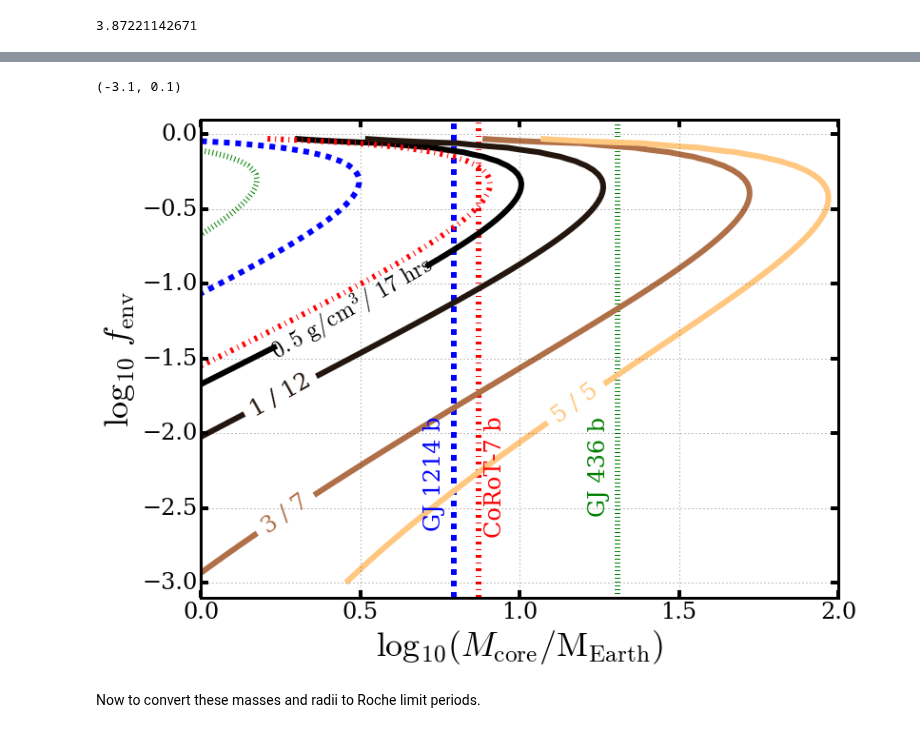
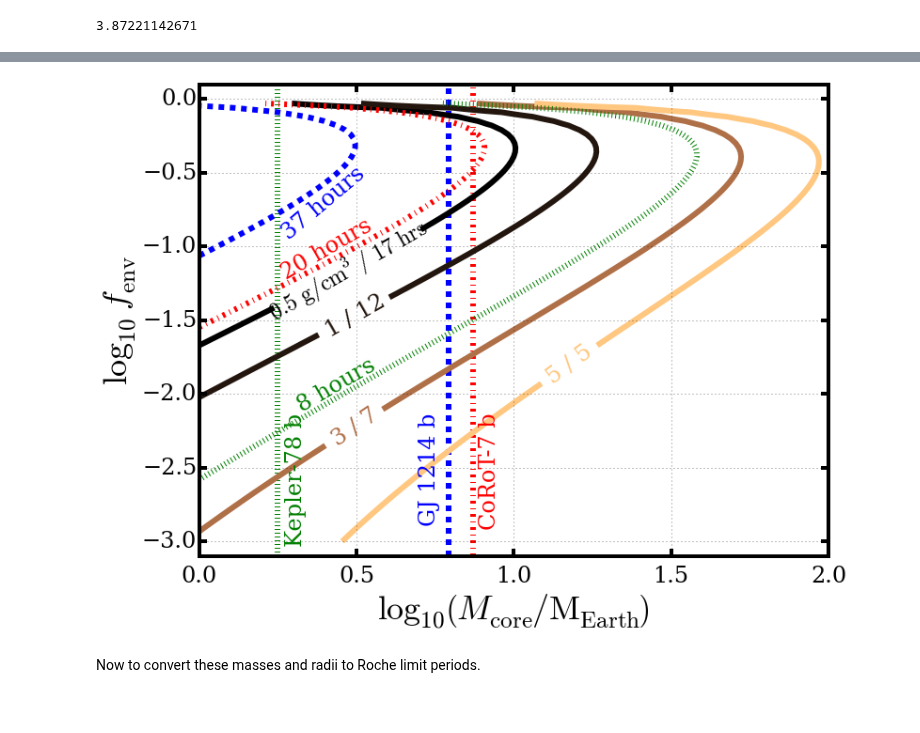
Before and after one commit to decaelus/CeMDA_tidal_evol, a Jupyter notebook: CeDMA_Calculations.ipynb, the cells around one changed output, grey strips where cells are left out. Drawn from its saved outputs; the diff is of its cells as text; code cells hidden in the pictures.

Commit message:
More tweaks to density PRoche plot

```diff
--- a/CeDMA_Calculations.ipynb
+++ b/CeDMA_Calculations.ipynb
@@ -158,6 +162,8 @@ ax.set_ylim([-3.1, 0.1])
 # %%
-Mcores = 10**(np.linspace(0., 2., 100))*cds.Mgeo
-fenvs = 10**(np.linspace(-3., 0., 101))
+num_samples = 100
+
+Mcores = 10**(np.linspace(0., 2., num_samples))*cds.Mgeo
+fenvs = 10**(np.linspace(-3., 0., num_samples + 1))
 #Drop the very last one so I don't get a divide-by-zero error
 fenvs = fenvs[:-1]
 
@@ -183,7 +189,7 @@ ax = fig.add_subplot(111)
 
 lvls = [0.5, 1., 3., 5.]
 density_lvls = Rappaport_Roche_limit(rhop=lvls*u.g/u.cm**3).to('hour').value
-locs = [(0.5, -1.25), (0.25, -1.75), (0.25, -2.5), (1.25, -2)]
+locs = [(0.5, -1.25), (0.5, -1.5), (0.5, -2.25), (1.25, -2)]
 fmt = {lvls[0]: '$%.1f\ {\\rm g/cm^3}/\ %i\ {\\rm hrs}$' % (lvls[0], density_lvls[0])}
 fmt.update({lvls[i]: '%i / %i' % (lvls[i], density_lvls[i]) for i in range(1, len(lvls))})
 CS = ax.contour(np.log10(Mcores), np.log10(fenvs), density, levels=lvls, cmap='copper', linewidths=6)
@@ -196,42 +202,52 @@ P_lvls = [1.58040456*24.]
 #
 #From Lopez & Fortney
 Mcore = 6.46*(1. - 0.0383)
 fenv = 0.0383
 ax.axvline(np.log10(Mcore), zorder=-1, color='blue', lw=6, ls='--')
-ax.text(np.log10(Mcore)*0.88, -2., 'GJ 1214 b', rotation='vertical', color='blue', fontsize=24)
+ax.text(np.log10(Mcore)*0.88, -2.25, 'GJ 1214 b', rotation='vertical', color='blue', fontsize=24)
 CS = ax.contour(np.log10(Mcores), np.log10(fenvs), Ps_Roche, colors='blue', levels=P_lvls, linestyles='--', linewidths=6)
+ax.text(0.25, -0.55, '%i hours' % P_lvls[0], rotation=40, fontsize=24, color='b')
 
 #CoRoT-7 b -- Lopez & Fortney (2013)
 Mcore = 7.42
 P_lvls = [0.853585*24.]
 ax.axvline(np.log10(Mcore), color='red', zorder=-1, linestyle='-.', linewidth=6)
-ax.text(np.log10(Mcore)*1.02, -2, 'CoRoT-7 b', rotation='vertical', color='red', fontsize=24)
+ax.text(np.log10(Mcore)*1.02, -2.25, 'CoRoT-7 b', rotation='vertical', color='red', fontsize=24)
 CS = ax.contour(np.log10(Mcores), np.log10(fenvs), Ps_Roche, colors='red', levels=P_lvls, linestyles='-.', linewidths=6)
+ax.text(0.25, -0.9, '%i hours' % P_lvls[0], rotation=30, fontsize=24, color='r')
 
 #Kepler-446 b -- http://exoplanets.org/detail/Kepler-446_b
 # Mcore = 3.657
 # ax.axvline(np.log10(Mcore), color='red')
 # CS = ax.contour(np.log10(Mcores), np.log10(fenvs), Ps_Roche, colors='blue', linewidths=8, levels=P_lvls)
 # Rp_lvls = [2.678]
 
 #GJ 436 b -- https://en.wikipedia.org/wiki/Gliese_436_b
-Mcore = 23.0*(1. - 0.12)
-# Rp_lvls = [4.327]
-P_lvls = [2.643904*24.]
+# Mcore = 23.0*(1. - 0.12)
+# # Rp_lvls = [4.327]
+# P_lvls = [2.643904*24.]
+# ax.axvline(np.log10(Mcore), color='green', zorder=-1, linestyle=':', linewidth=6)
+# ax.text(np.log10(Mcore)*0.93, -2, 'GJ 436 b', rotation='vertical', color='green', fontsize=24)
+# CS = ax.contour(np.log10(Mcores), np.log10(fenvs), Ps_Roche, colors='green', levels=P_lvls, linestyles=':', linewidths=6)
+# ax.text(0., -0.4, '%i hours' % P_lvls[0], rotation=45, fontsize=24, color='g')
+
+#Kepler-78 b -- https://en.wikipedia.org/wiki/Kepler-78b
+Mcore = 1.77
+P_lvls = [0.355007*24.]
 ax.axvline(np.log10(Mcore), color='green', zorder=-1, linestyle=':', linewidth=6)
-ax.text(np.log10(Mcore)*0.93, -2, 'GJ 436 b', rotation='vertical', color='green', fontsize=24)
+ax.text(np.log10(Mcore)*1.1, -2.25, 'Kepler-78 b', rotation='vertical', color='green', fontsize=24)
 CS = ax.contour(np.log10(Mcores), np.log10(fenvs), Ps_Roche, colors='green', levels=P_lvls, linestyles=':', linewidths=6)
+ax.text(0.3, -1.85, '%i hours' % P_lvls[0], rotation=30, fontsize=24, color='g')
 
 ax.set_xlabel('$\\log_{10} \\left( M_{\\rm core}/{\\rm M_{Earth}}\\right)$', fontsize=36)
 ax.set_ylabel('$\\log_{10}\ f_{\\rm env}$', fontsize=36)
 
 ax.set_xlim([0, 2])
 ax.set_ylim([-3.1, 0.1])
 
-#fig.savefig('LopezFortney2013_density-PRoche_contours.eps', dpi=1000, bbox_inches='tight')
+fig.savefig('LopezFortney2013_density-PRoche_contours.eps', dpi=1000, bbox_inches='tight')
 # %% [output]
-(-3.1, 0.1)
-[figure, old version]
+[figure, new version]
 # %% [markdown]
 Now to convert these masses and radii to Roche limit periods.
 # %%
```
Also changed, not shown: parts of 10 cells of this notebook, 2 other files.
